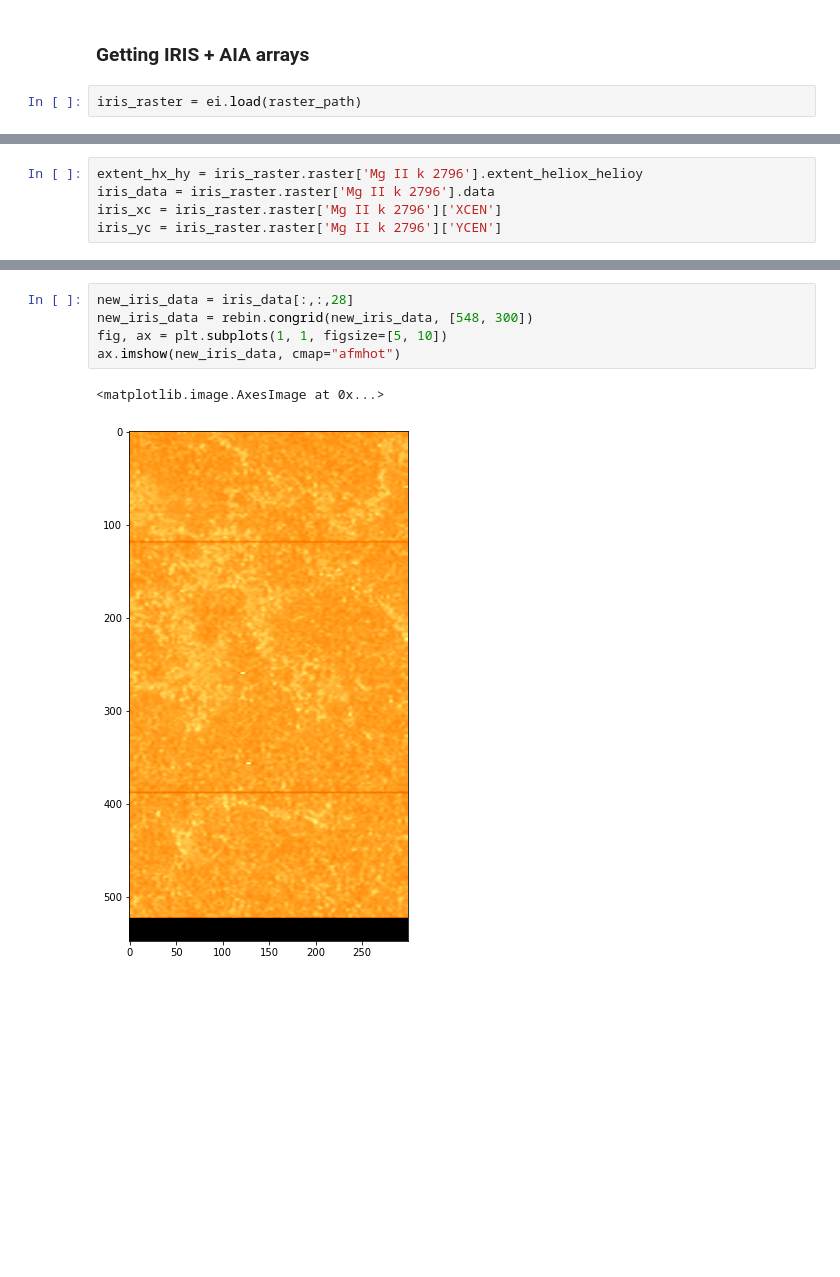
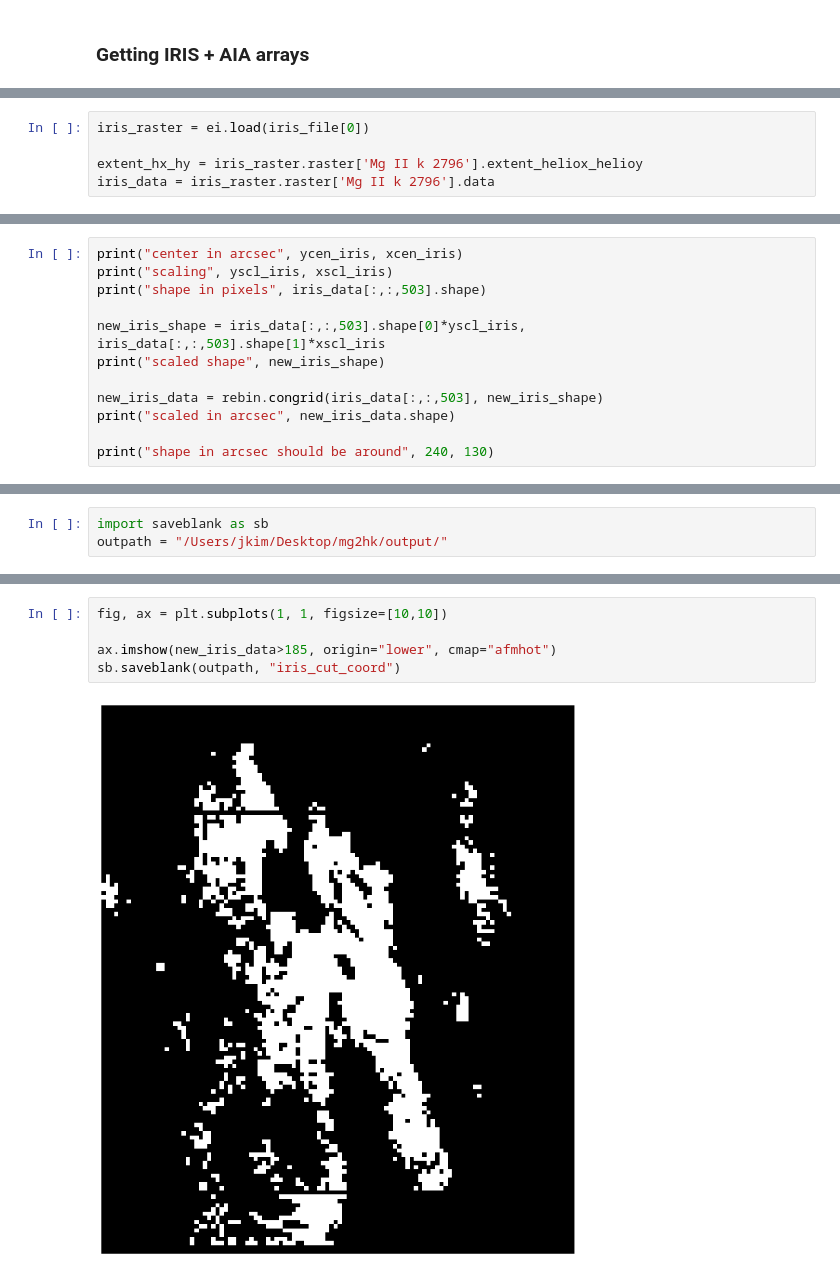
Before and after one commit to Neontus/mg2hk, a Jupyter notebook: coordinate.ipynb, the cells around one changed output, grey strips where cells are left out. Drawn from its saved outputs; the diff is of its cells as text; blank space fills up the shorter version.

Commit message:
coordinate system for cutting AIA, working on alignment adjustments to this

```diff
--- a/coordinate.ipynb
+++ b/coordinate.ipynb
@@ -21,4 +21,2 @@ raster_path = raster_folder + "iris_l2_20220607_202829_3620106067_raster_t000_r0
 # %% [markdown]
 ### Getting IRIS + AIA arrays
-# %%
-iris_raster = ei.load(raster_path)
@@ -43,5 +125,5 @@ labels_nist : <class 'numpy.ndarray'>
 # %%
+iris_raster = ei.load(iris_file[0])
+
 extent_hx_hy = iris_raster.raster['Mg II k 2796'].extent_heliox_helioy
 iris_data = iris_raster.raster['Mg II k 2796'].data
-iris_xc = iris_raster.raster['Mg II k 2796']['XCEN']
-iris_yc = iris_raster.raster['Mg II k 2796']['YCEN']
@@ -60,0 +154,12 @@ XTENSION= 'IMAGE   '           / IMAGE extension
+# %%
+print("center in arcsec", ycen_iris, xcen_iris)
+print("scaling", yscl_iris, xscl_iris)
+print("shape in pixels", iris_data[:,:,503].shape)
+
+new_iris_shape = iris_data[:,:,503].shape[0]*yscl_iris, iris_data[:,:,503].shape[1]*xscl_iris
+print("scaled shape", new_iris_shape)
+
+new_iris_data = rebin.congrid(iris_data[:,:,503], new_iris_shape)
+print("scaled in arcsec", new_iris_data.shape)
+
+print("shape in arcsec should be around", 240, 130)
@@ -60,0 +240,3 @@ XTENSION= 'IMAGE   '           / IMAGE extension
+# %%
+import saveblank as sb
+outpath = "/Users/jkim/Desktop/mg2hk/output/"
@@ -61,8 +255,7 @@ XTENSION= 'IMAGE   '           / IMAGE extension
 # %%
-new_iris_data = iris_data[:,:,28]
-new_iris_data = rebin.congrid(new_iris_data, [548, 300])
-fig, ax = plt.subplots(1, 1, figsize=[5, 10])
-ax.imshow(new_iris_data, cmap="afmhot")
+fig, ax = plt.subplots(1, 1, figsize=[10,10])
+
+ax.imshow(new_iris_data>185, origin="lower", cmap="afmhot")
+sb.saveblank(outpath, "iris_cut_coord")
 # %% [output]
-<matplotlib.image.AxesImage at 0x...>
-[figure, old version]
+[figure, new version]
```
Also changed, not shown: parts of 31 cells of this notebook, 3 other files.
